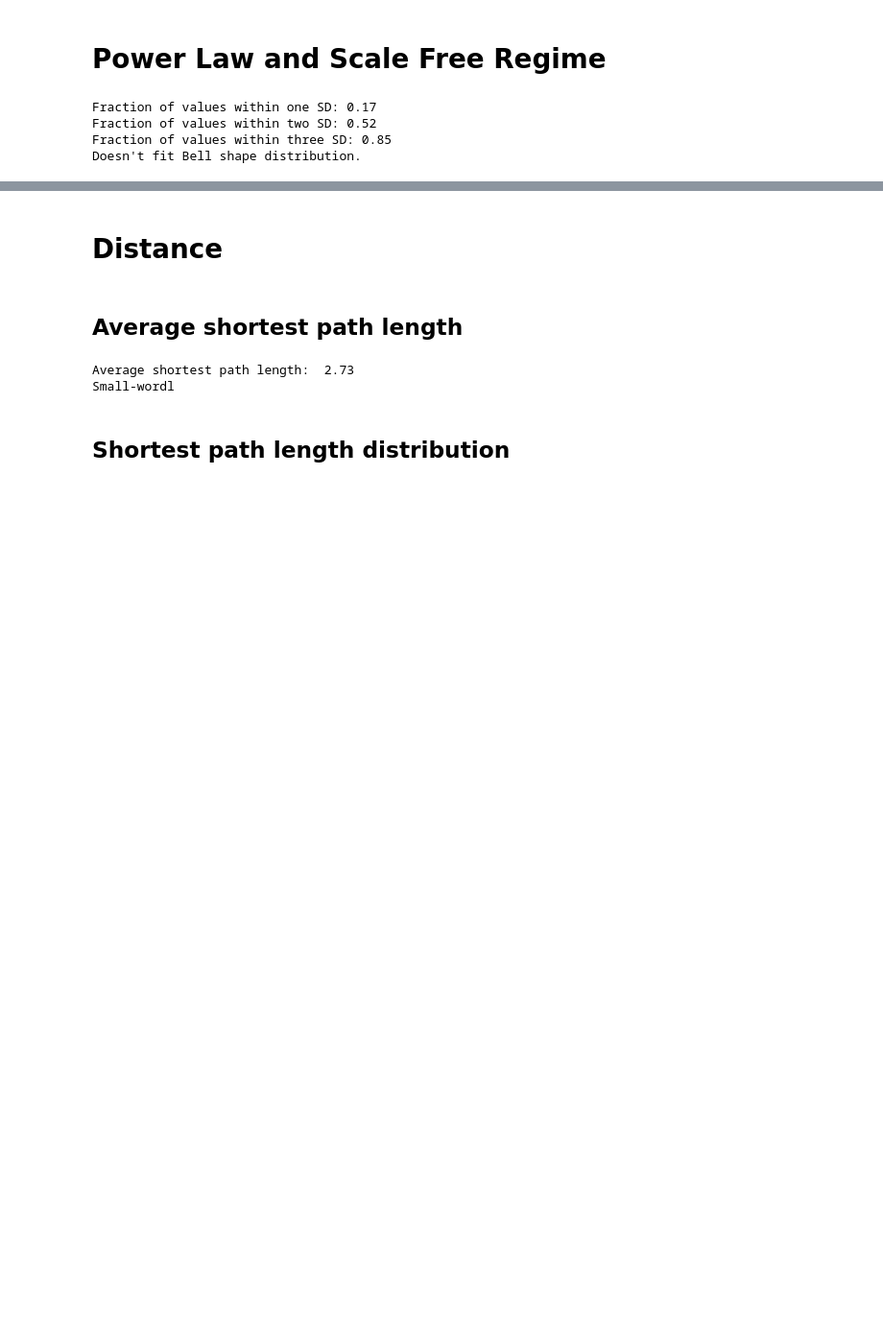
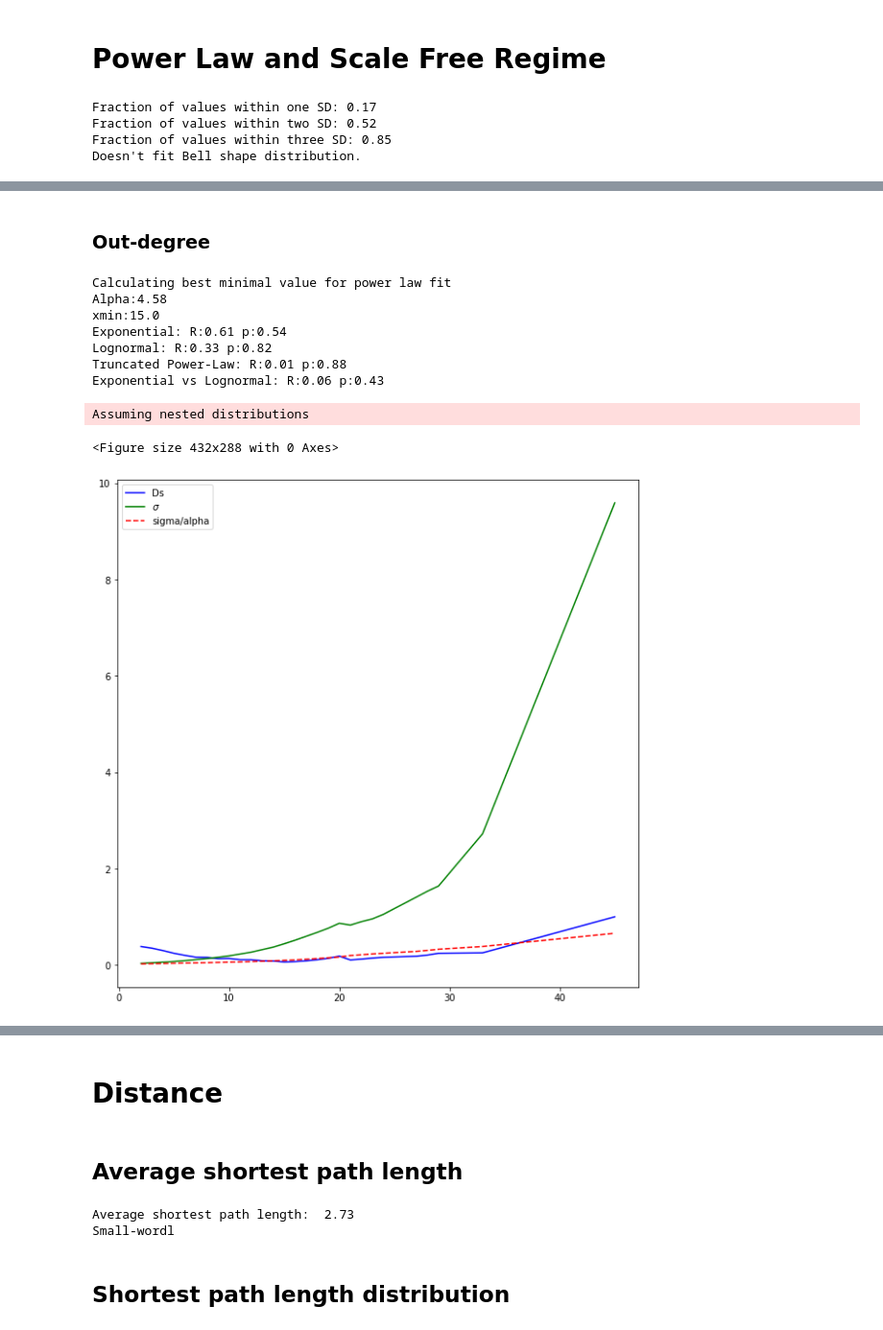
Before and after one commit to danielegerbaldo/Complex-Networks-Analysis-Project, a Jupyter notebook: CNA_Section_2_Network_Statistics.ipynb, the cells around one changed output, grey strips where cells are left out. Shown at 96% size. Saved outputs shown, nothing was run; the diff lists cells and outputs as text; code cells hidden in the pictures; blank space fills up the shorter version.

```diff
--- a/CNA_Section_2_Network_Statistics.ipynb
+++ b/CNA_Section_2_Network_Statistics.ipynb
@@ -313,0 +385,44 @@ fig4.legend(["Probability density function","power law fit", "lognormal", "stret
+# %% [markdown]
+### Out-degree
+# %%
+sanitized_out_degrees=np.array(degrees_sequences['Out degree sequence'])
+sanitized_out_degrees=sanitized_out_degrees[sanitized_out_degrees!=0]
+
+
+fit_out = powerlaw.Fit(sanitized_out_degrees,fit_method="KS", discrete=True) #sigma_threshold=.1
+print("Alpha:" + str(round(fit_out.power_law.alpha,2)))
+print("xmin:" + str(round(fit_out.power_law.xmin,2)))
+
+
+R, p = fit_out.distribution_compare('power_law', 'exponential', normalized_ratio=True)
+print ("Exponential: R:"+ str(round(R,2)) + " p:" +str(round(p,2)))
+
+R, p = fit_out.distribution_compare('power_law', 'lognormal')
+print ("Lognormal: R:"+ str(round(R,2)) + " p:" +str(round(p,2)))
+
+R, p = fit_in.distribution_compare('power_law', 'truncated_power_law')
+print ("Truncated Power-Law: R:"+ str(round(R,2)) + " p:" +str(round(p,2)))
+
+R, p = fit_in.distribution_compare('exponential', 'lognormal')
+print ("Exponential vs Lognormal: R:"+ str(round(R,2)) + " p:" +str(round(p,2)))
+
+
+
+fig4 = plt.figure()
+plt.figure(figsize=(10, 10))
+plt.plot(fit_out.xmins, fit_out.Ds, color='b')
+plt.plot(fit_out.xmins, fit_out.sigmas, color='g')
+plt.plot(fit_out.xmins, fit_out.sigmas/fit_out.alphas, color='r',linestyle='--')
+plt.legend(["Ds","$\sigma$","sigma/alpha"])
+plt.show()
+# %% [output]
+Calculating best minimal value for power law fit
+Alpha:4.58
+xmin:15.0
+Exponential: R:0.61 p:0.54
+Lognormal: R:0.33 p:0.82
+Truncated Power-Law: R:0.01 p:0.88
+Exponential vs Lognormal: R:0.06 p:0.43
+Assuming nested distributions
+<Figure size 432x288 with 0 Axes>
+[figure, added]
```
Also changed, not shown: parts of 16 cells of this notebook.
